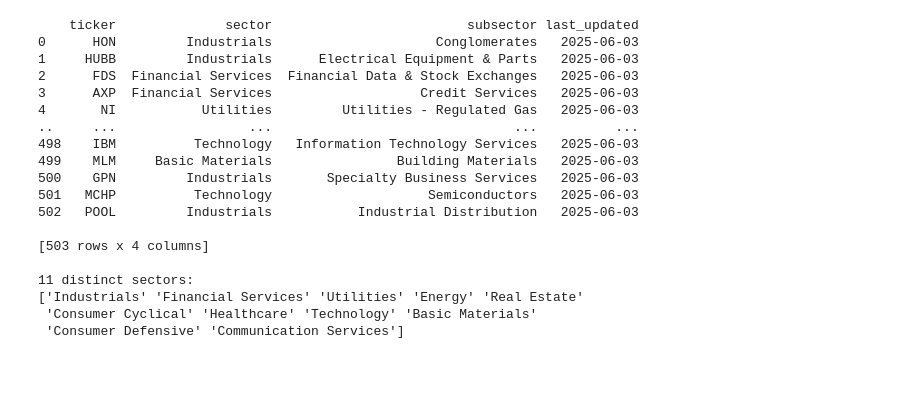
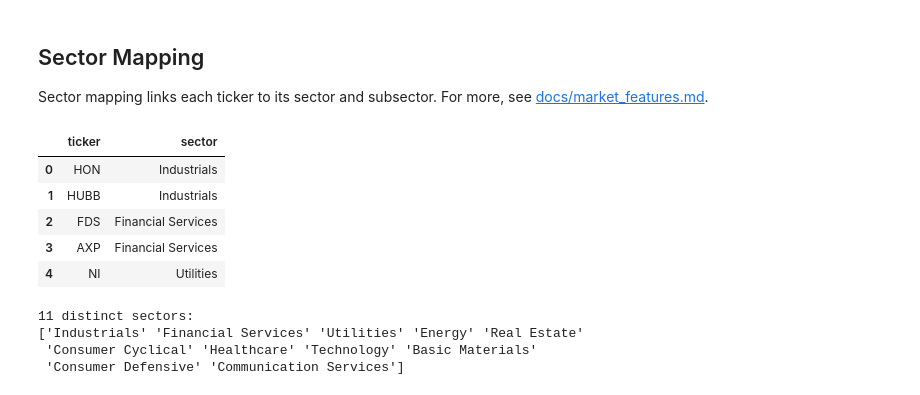
Before and after one commit to solvmanifold/LatentTrader, a Jupyter notebook: notebooks/market_features.ipynb, the cells around one changed output. Drawn from its saved outputs; the diff is of its cells as text; code cells hidden in the pictures.

```diff
--- a/notebooks/market_features.ipynb
+++ b/notebooks/market_features.ipynb
@@ -1,23 +144,21 @@
+# %% [markdown]
+## Sector Mapping
+
+Sector mapping links each ticker to its sector and subsector. For more, see [docs/market_features.md](../docs/market_features.md).
 # %%
-sector_mapping = pd.read_parquet('../data/market_features/sector_mapping.parquet')
-print(sector_mapping)
-print(f"\n{len(sector_mapping.sector.unique())} distinct sectors:\n{sector_mapping.sector.unique()}")
+with open('../data/market_features/sector_mapping.json', 'r') as f:
+    sector_dict = json.load(f)
+
+sector_mapping = pd.DataFrame(list(sector_dict.items()), columns=['ticker', 'sector'])
+display(sector_mapping.head())
+print(f"\n{sector_mapping['sector'].nunique()} distinct sectors:\n{sector_mapping['sector'].unique()}")
 # %% [output]
+|  | ticker | sector |
+| 0 | HON | Industrials |
+| 1 | HUBB | Industrials |
+| 2 | FDS | Financial Services |
+| 3 | AXP | Financial Services |
+| 4 | NI | Utilities |
-    ticker              sector                         subsector last_updated
-0      HON         Industrials                     Conglomerates   2025-06-03
-1     HUBB         Industrials      Electrical Equipment & Parts   2025-06-03
-2      FDS  Financial Services  Financial Data & Stock Exchanges   2025-06-03
-3      AXP  Financial Services                   Credit Services   2025-06-03
-4       NI           Utilities         Utilities - Regulated Gas   2025-06-03
-..     ...                 ...                               ...          ...
-498    IBM          Technology   Information Technology Services   2025-06-03
-499    MLM     Basic Materials                Building Materials   2025-06-03
-500    GPN         Industrials       Specialty Business Services   2025-06-03
-501   MCHP          Technology                    Semiconductors   2025-06-03
-502   POOL         Industrials           Industrial Distribution   2025-06-03
-
-[503 rows x 4 columns]
-
 11 distinct sectors:
 ['Industrials' 'Financial Services' 'Utilities' 'Energy' 'Real Estate'
  'Consumer Cyclical' 'Healthcare' 'Technology' 'Basic Materials'
```
Also changed, not shown: parts of 16 cells of this notebook, 18 other files.
